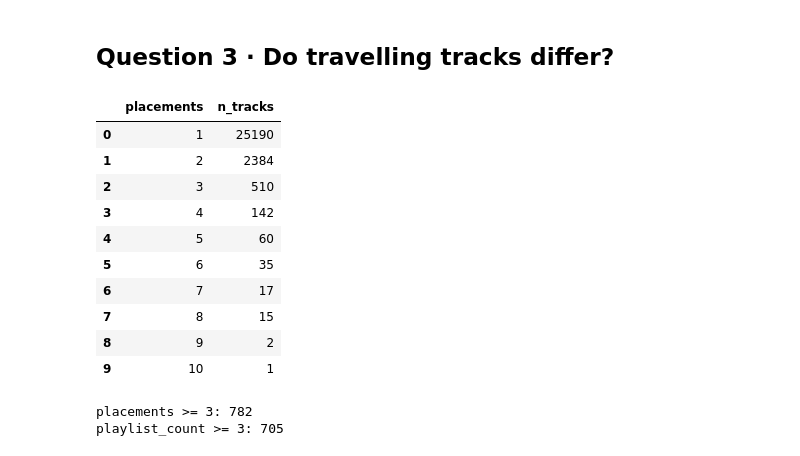
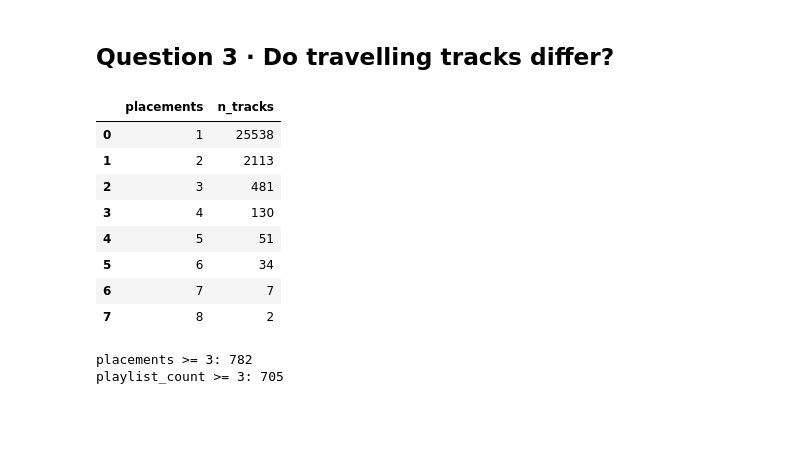
Before and after one commit to mrtchlpck/project-1-lecture, a Jupyter notebook: gotowa_wersja_notatnika_M1_assignment_2026_starter.ipynb, the cells around one changed output. Drawn from its saved outputs; the diff is of its cells as text; code cells hidden in the pictures; blank space fills up the shorter version.

```diff
--- a/gotowa_wersja_notatnika_M1_assignment_2026_starter.ipynb
+++ b/gotowa_wersja_notatnika_M1_assignment_2026_starter.ipynb
@@ -374,28 +386,31 @@ display(families)
 ## Question 3 · Do travelling tracks differ?
 # %%
 # here we look how many songs appear on a specific number of playlists
-unique_tracks["placements"] = unique_tracks["track_id"].map(songs["track_id"].value_counts())
+unique_tracks["placements"] = (
+    songs.groupby("track_id")["playlist_id"]
+    .nunique()
+    .reindex(unique_tracks["track_id"])
+    .values
+)
 
 by_placements = (
     unique_tracks
     .groupby("placements")
     .size()
     .reset_index(name="n_tracks")
 )
 
 display(by_placements)
 # %% [output]
 |  | placements | n_tracks |
-| 0 | 1 | 25190 |
-| 1 | 2 | 2384 |
-| 2 | 3 | 510 |
-| 3 | 4 | 142 |
-| 4 | 5 | 60 |
-| 5 | 6 | 35 |
-| 6 | 7 | 17 |
-| 7 | 8 | 15 |
-| 8 | 9 | 2 |
-| 9 | 10 | 1 |
+| 0 | 1 | 25538 |
+| 1 | 2 | 2113 |
+| 2 | 3 | 481 |
+| 3 | 4 | 130 |
+| 4 | 5 | 51 |
+| 5 | 6 | 34 |
+| 6 | 7 | 7 |
+| 7 | 8 | 2 |
 # %%
 print("placements >= 3:",
       unique_tracks.loc[unique_tracks["placements"] >= 3, "track_id"].nunique())
```
Also changed, not shown: parts of 3 cells of this notebook.
